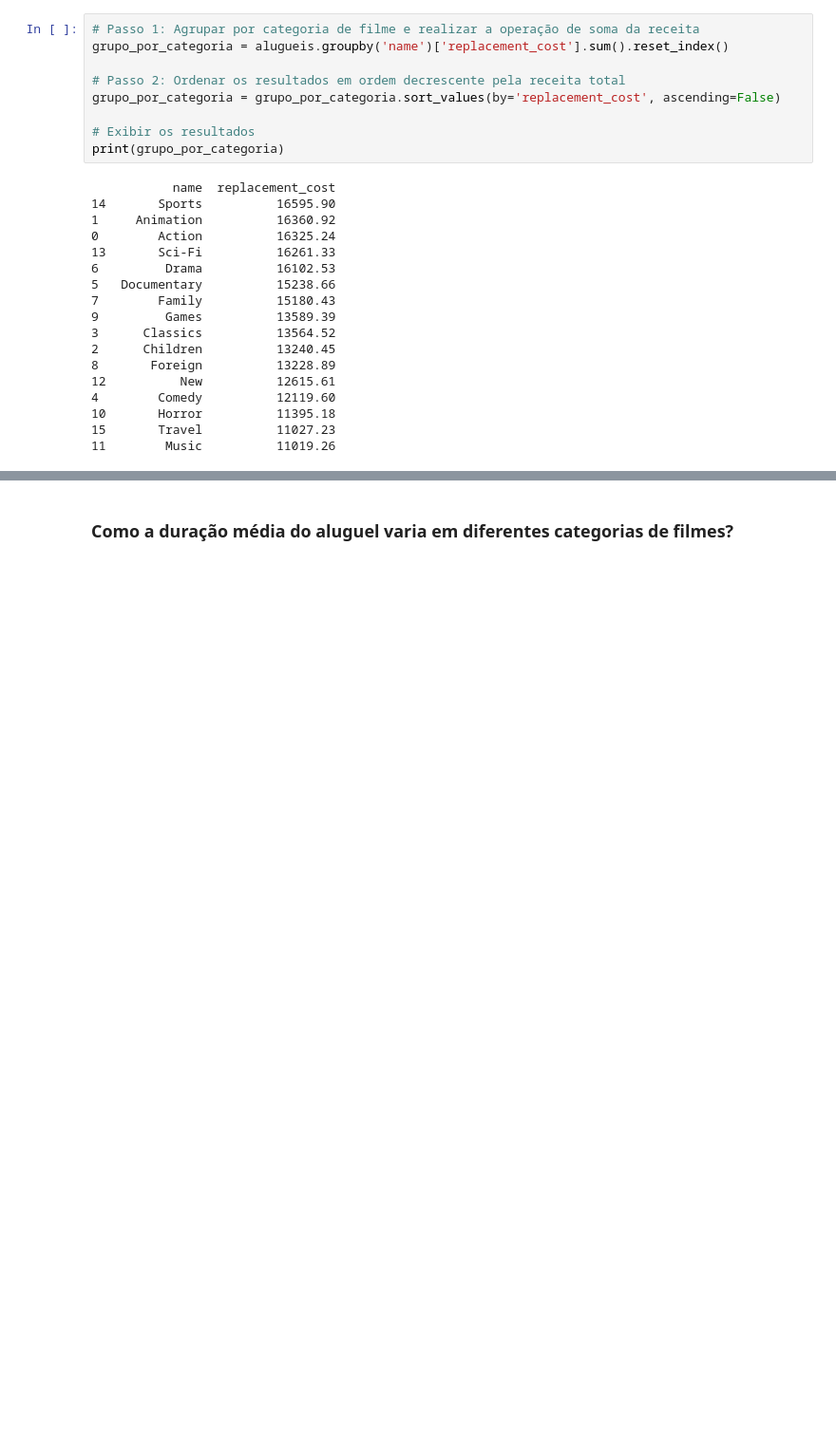
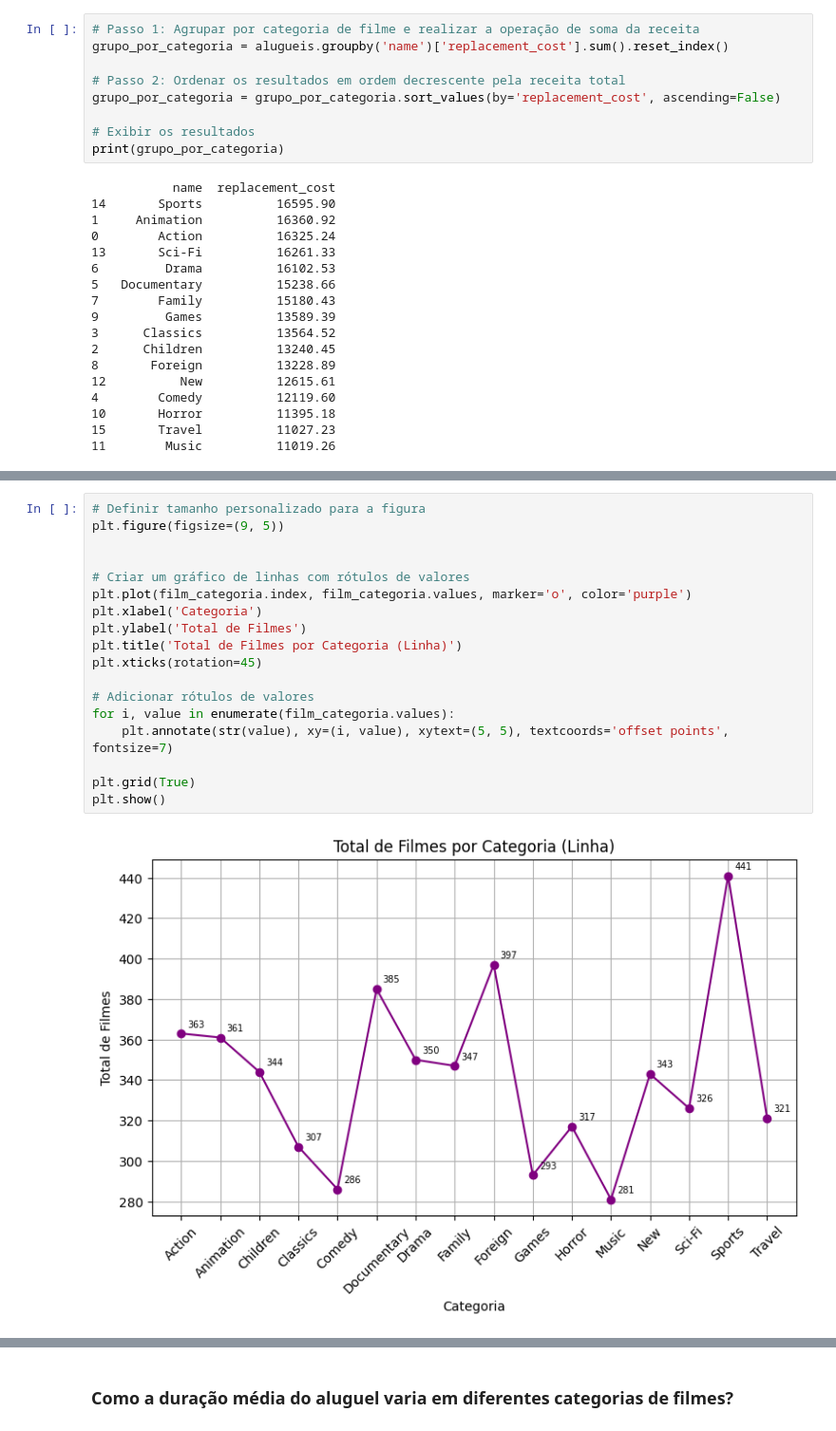
Before and after one commit to AureliaCovre/PROJETO_FILMFRAME, a Jupyter notebook: 3_analises/3 - Análises e resultados.ipynb, the cells around one changed output, grey strips where cells are left out. Shown at 95% size. Saved outputs shown, nothing was run; the diff lists cells and outputs as text; blank space fills up the shorter version.

```diff
--- a/3_analises/3 - Análises e resultados.ipynb
+++ b/3_analises/3 - Análises e resultados.ipynb
@@ -212,0 +277,20 @@ dtype: int64
+# %%
+# Definir tamanho personalizado para a figura
+plt.figure(figsize=(9, 5))
+
+
+# Criar um gráfico de linhas com rótulos de valores
+plt.plot(film_categoria.index, film_categoria.values, marker='o', color='purple')
+plt.xlabel('Categoria')
+plt.ylabel('Total de Filmes')
+plt.title('Total de Filmes por Categoria (Linha)')
+plt.xticks(rotation=45)
+
+# Adicionar rótulos de valores
+for i, value in enumerate(film_categoria.values):
+    plt.annotate(str(value), xy=(i, value), xytext=(5, 5), textcoords='offset points', fontsize=7)
+
+plt.grid(True)
+plt.show()
+# %% [output]
+[figure, added]
```
Also changed, not shown: parts of 25 cells of this notebook, 2 other files.
